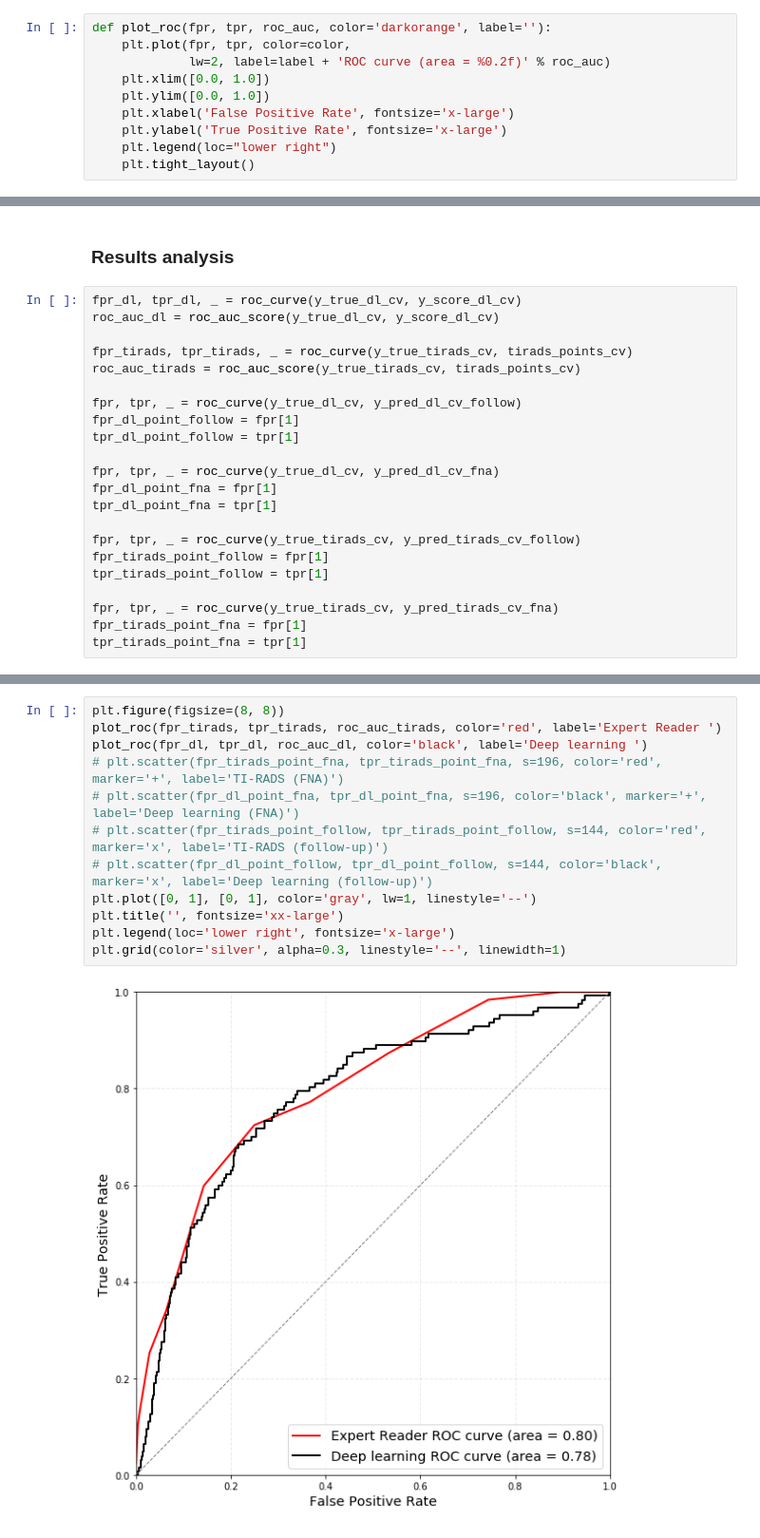
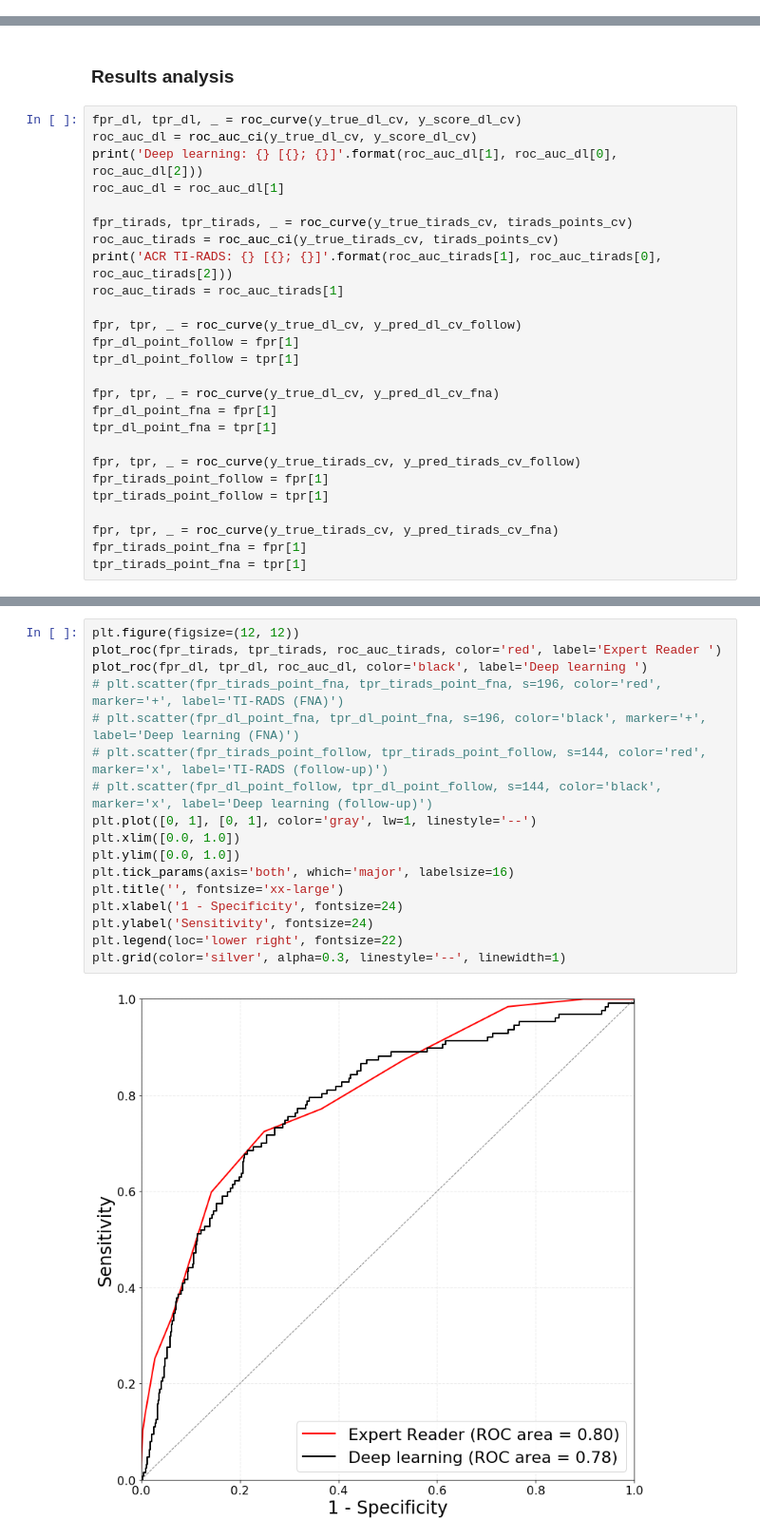
Before and after one commit to mateuszbuda/deep-thyroid-nodules, a Jupyter notebook: results/comparison_cv.ipynb, the cells around one changed output, grey strips where cells are left out. Shown at 95% size. Cells and saved outputs as stored; diff of their text form.

Commit message:
added CI and adjusted plots

```diff
--- a/results/comparison_cv.ipynb
+++ b/results/comparison_cv.ipynb
@@ -10,13 +10,3 @@ import warnings
 warnings.filterwarnings('ignore')
 # %% [markdown]
 ### Helper functions
-# %%
-def plot_roc(fpr, tpr, roc_auc, color='darkorange', label=''):
-    plt.plot(fpr, tpr, color=color,
-             lw=2, label=label + 'ROC curve (area = %0.2f)' % roc_auc)
-    plt.xlim([0.0, 1.0])
-    plt.ylim([0.0, 1.0])
-    plt.xlabel('False Positive Rate', fontsize='x-large')
-    plt.ylabel('True Positive Rate', fontsize='x-large')
-    plt.legend(loc="lower right")
-    plt.tight_layout()
@@ -191,10 +219,14 @@ dl_th5 = 0.617465653071
 ### Results analysis
 # %%
 fpr_dl, tpr_dl, _ = roc_curve(y_true_dl_cv, y_score_dl_cv)
-roc_auc_dl = roc_auc_score(y_true_dl_cv, y_score_dl_cv)
+roc_auc_dl = roc_auc_ci(y_true_dl_cv, y_score_dl_cv)
+print('Deep learning: {} [{}; {}]'.format(roc_auc_dl[1], roc_auc_dl[0], roc_auc_dl[2]))
+roc_auc_dl = roc_auc_dl[1]
 
 fpr_tirads, tpr_tirads, _ = roc_curve(y_true_tirads_cv, tirads_points_cv)
-roc_auc_tirads = roc_auc_score(y_true_tirads_cv, tirads_points_cv)
+roc_auc_tirads = roc_auc_ci(y_true_tirads_cv, tirads_points_cv)
+print('ACR TI-RADS: {} [{}; {}]'.format(roc_auc_tirads[1], roc_auc_tirads[0], roc_auc_tirads[2]))
+roc_auc_tirads = roc_auc_tirads[1]
 
 fpr, tpr, _ = roc_curve(y_true_dl_cv, y_pred_dl_cv_follow)
 fpr_dl_point_follow = fpr[1]
@@ -214,14 +249,19 @@ tpr_tirads_point_fna = tpr[1]
 # %%
-plt.figure(figsize=(8, 8))
+plt.figure(figsize=(12, 12))
 plot_roc(fpr_tirads, tpr_tirads, roc_auc_tirads, color='red', label='Expert Reader ')
 plot_roc(fpr_dl, tpr_dl, roc_auc_dl, color='black', label='Deep learning ')
 # plt.scatter(fpr_tirads_point_fna, tpr_tirads_point_fna, s=196, color='red', marker='+', label='TI-RADS (FNA)')
 # plt.scatter(fpr_dl_point_fna, tpr_dl_point_fna, s=196, color='black', marker='+', label='Deep learning (FNA)')
 # plt.scatter(fpr_tirads_point_follow, tpr_tirads_point_follow, s=144, color='red', marker='x', label='TI-RADS (follow-up)')
 # plt.scatter(fpr_dl_point_follow, tpr_dl_point_follow, s=144, color='black', marker='x', label='Deep learning (follow-up)')
 plt.plot([0, 1], [0, 1], color='gray', lw=1, linestyle='--')
+plt.xlim([0.0, 1.0])
+plt.ylim([0.0, 1.0])
+plt.tick_params(axis='both', which='major', labelsize=16)
 plt.title('', fontsize='xx-large')
-plt.legend(loc='lower right', fontsize='x-large')
+plt.xlabel('1 - Specificity', fontsize=24)
+plt.ylabel('Sensitivity', fontsize=24)
+plt.legend(loc='lower right', fontsize=22)
 plt.grid(color='silver', alpha=0.3, linestyle='--', linewidth=1)
 # %% [output]
-[figure, old version]
+[figure, new version]
```
Also changed, not shown: parts of 2 cells of this notebook, 2 other files.
